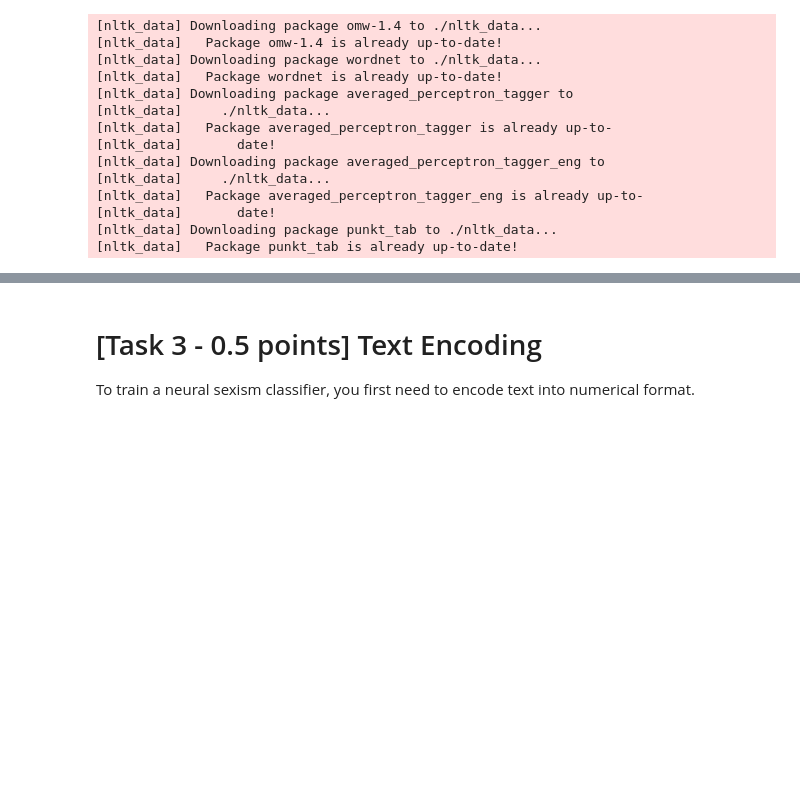
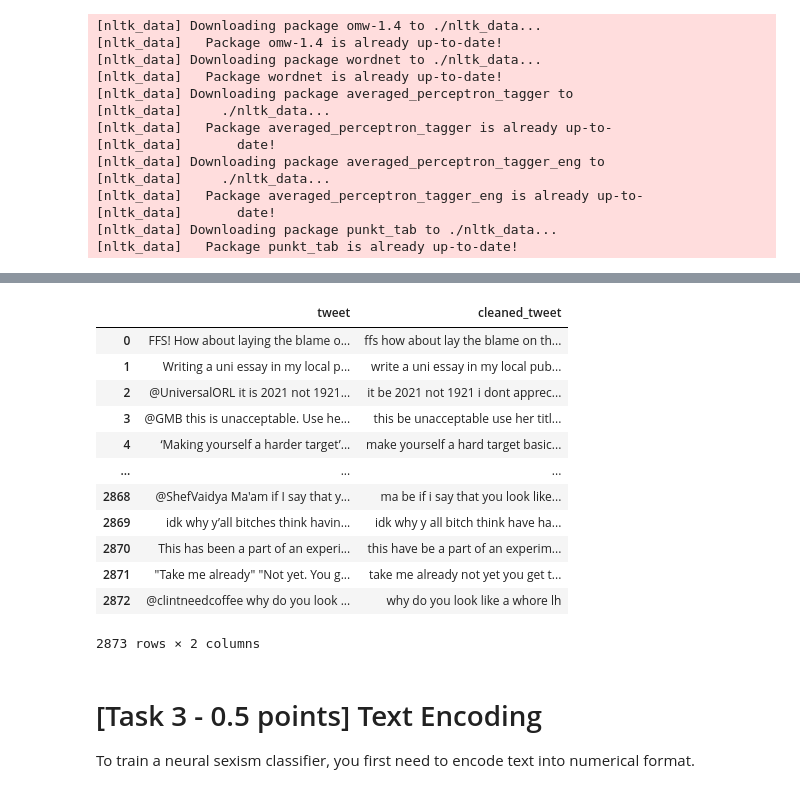
Before and after one commit to 26leonardo/NLP_project, a Jupyter notebook: A1/Assignment1-2526.ipynb, the cells around one changed output, grey strips where cells are left out. Drawn from its saved outputs; the diff is of its cells as text; code cells hidden in the pictures; blank space fills up the shorter version.

````diff
--- a/A1/Assignment1-2526.ipynb
+++ b/A1/Assignment1-2526.ipynb
@@ -95,14 +126,10 @@ Check the `A1/data` folder. It contains 3 `.json` files representing `training`,
 }
 ```
 # %%
-import json
-import pandas as pd
-from collections import Counter
-
 # Load and encode the jsons
-train_df = pd.DataFrame(json.load(open('./A1/data/training.json'))).transpose()
-test_df = pd.DataFrame(json.load(open('./A1/data/test.json'))).transpose()
-val_df = pd.DataFrame(json.load(open('./A1/data/validation.json'))).transpose()
+train_df = pd.DataFrame(json.load(open('./data/training.json'))).transpose()
+test_df = pd.DataFrame(json.load(open('./data/test.json'))).transpose()
+val_df = pd.DataFrame(json.load(open('./data/validation.json'))).transpose()
 dfs = [train_df, val_df, test_df]
 
 print("Before:", train_df.shape, val_df.shape, test_df.shape)
@@ -127,6 +154,7 @@ for i, df in enumerate(dfs):
 
     # Encode labels as integers
     label_mapping = {"-":0, "DIRECT":1, "JUDGEMENTAL":2, "REPORTED":3}
+    reverse_mapping = {v: k for k, v in label_mapping.items()}  # TODO: utile per debug ma togliere dopo
     df["label"] = df["label"].map(label_mapping)
 
     dfs[i] = df # NOTE: we have to do this otherwise the changes won't persist
@@ -360,3 +244,54 @@ display(train_df[["tweet", "cleaned_tweet"]])
+# %%
+# NOTE: 1 big regex for all patterns would be more efficient, but here we prefer to keep them separate for clarity
+
+patterns = [
+
+    # 2) Hashtags
+    re.compile(r'#\w+'),
+
+    # 3) Mentions
+    re.compile(r'@\w+'),
+
+    # 4) URLs
+    re.compile(r'https?://[^\s]+'),
+
+    # 6) Specific quotes characters, i assume not the regular ones (e.g. " ' )
+    # NOTE: we do this here explicitely in order not to implicitly remove them with the special characters pattern
+    re.compile(r'[“”‘’«»`´]'),
+
+    # 5) Special characters and symbols
+    # NOTE: we asked the tutors as it was ambiguous and they said they meant all non-alphanumeric characters, considering also quotes, parentheses, punctuation, etc.
+    re.compile(r'[^a-zA-Z0-9\s]'),
+
+]
+
+for i, df in enumerate(dfs):
+    df['cleaned_tweet'] = df["tweet"].apply(lambda text: clean_text(text, patterns))
+
+    # TODO: only for train set, maybe apply more complex cleaning:
+    # 1) remove noisy chars due to simple removal
+    # 2) compression of repeated punctuation
+    # 3) MAYBE: html tags, mnore complex and noisy patterns (es. 10%-)
+    if i==0:
+        pass
+
+    dfs[i] = df
+
+display(train_df[["tweet", "cleaned_tweet"]])
+# %% [output]
+|  | tweet | cleaned_tweet |
+| 0 | FFS! How about laying the blame o... | ffs how about lay the blame on th... |
+| 1 | Writing a uni essay in my local p... | write a uni essay in my local pub... |
+| 2 | @UniversalORL it is 2021 not 1921... | it be 2021 not 1921 i dont apprec... |
+| 3 | @GMB this is unacceptable. Use he... | this be unacceptable use her titl... |
+| 4 | ‘Making yourself a harder target’... | make yourself a hard target basic... |
+| ... | ... | ... |
+| 2868 | @ShefVaidya Ma'am if I say that y... | ma be if i say that you look like... |
+| 2869 | idk why y’all bitches think havin... | idk why y all bitch think have ha... |
+| 2870 | This has been a part of an experi... | this have be a part of an experim... |
+| 2871 | "Take me already" "Not yet. You g... | take me already not yet you get t... |
+| 2872 | @clintneedcoffee why do you look ... | why do you look like a whore lh |
+2873 rows × 2 columns
 # %%
 def build_word_listing(df):
     vocab = set()
````
Also changed, not shown: parts of 20 cells of this notebook, 1 other file.
